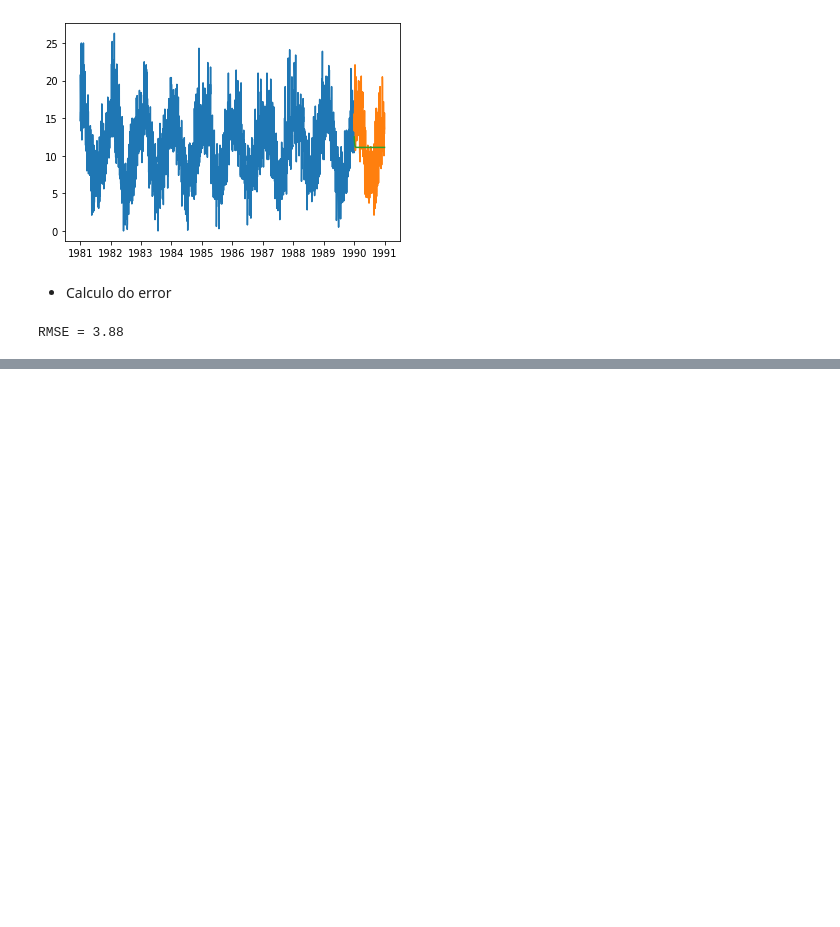
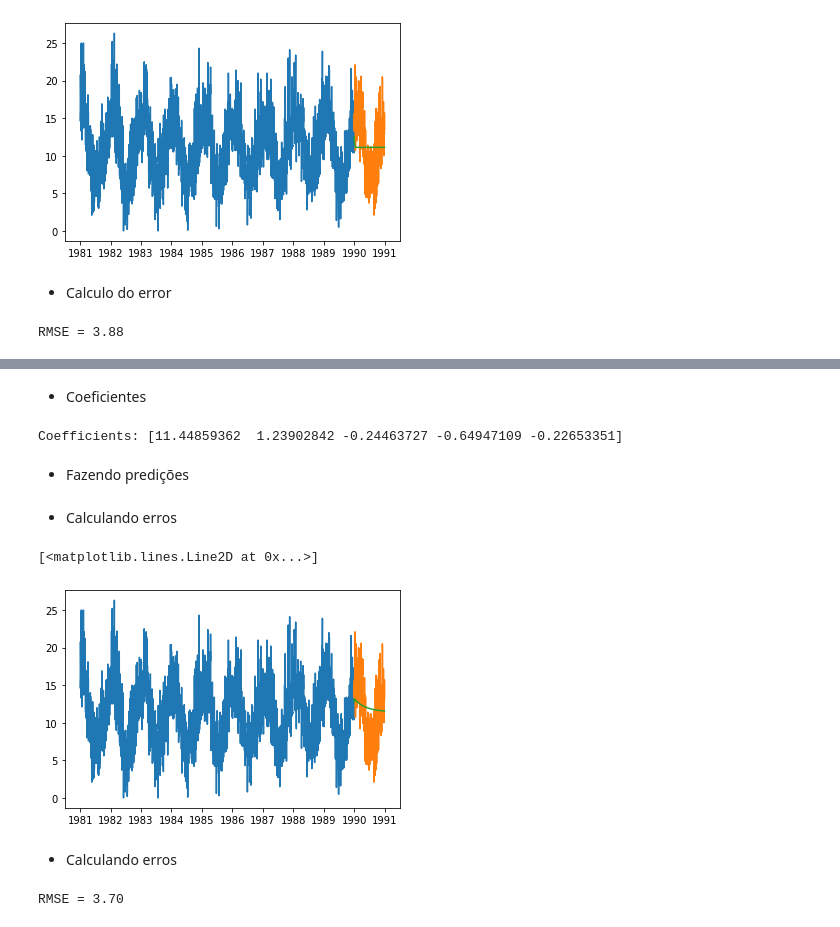
Before and after one commit to Ednaldo-MS-Neto/time-series-, a Jupyter notebook: series temporais/Séries 3.ipynb, the cells around one changed output, grey strips where cells are left out. Drawn from its saved outputs; the diff is of its cells as text; code cells hidden in the pictures; blank space fills up the shorter version.

```diff
--- a/series temporais/Séries 3.ipynb
+++ b/series temporais/Séries 3.ipynb
@@ -284,0 +332,30 @@ RMSE = 3.88
+# %%
+modelo = ARIMA(X_treino, order=(2,0,2))
+resultado = modelo.fit()
+# %% [markdown]
+- Coeficientes
+# %%
+print('Coefficients: %s' % resultado.params)
+# %% [output]
+Coefficients: [11.44859362  1.23902842 -0.24463727 -0.64947109 -0.22653351]
+# %% [markdown]
+- Fazendo predições
+# %%
+X_pred = resultado.predict(start=len(X_treino), end=len(X_treino)+len(X_teste)-1)
+# %% [markdown]
+- Calculando erros
+# %%
+plt.plot(t_treino,X_treino)
+plt.plot(t_teste,X_teste)
+plt.plot(t_teste,X_pred)
+# %% [output]
+[<matplotlib.lines.Line2D at 0x...>]
+[figure, added]
+# %% [markdown]
+- Calculando erros
+# %%
+MSE = mean_squared_error(X_teste,X_pred)
+RMSE = np.sqrt(MSE)
+print("RMSE = {:0.2f}".format(RMSE))
+# %% [output]
+RMSE = 3.70
```
Also changed, not shown: parts of 15 cells of this notebook.
